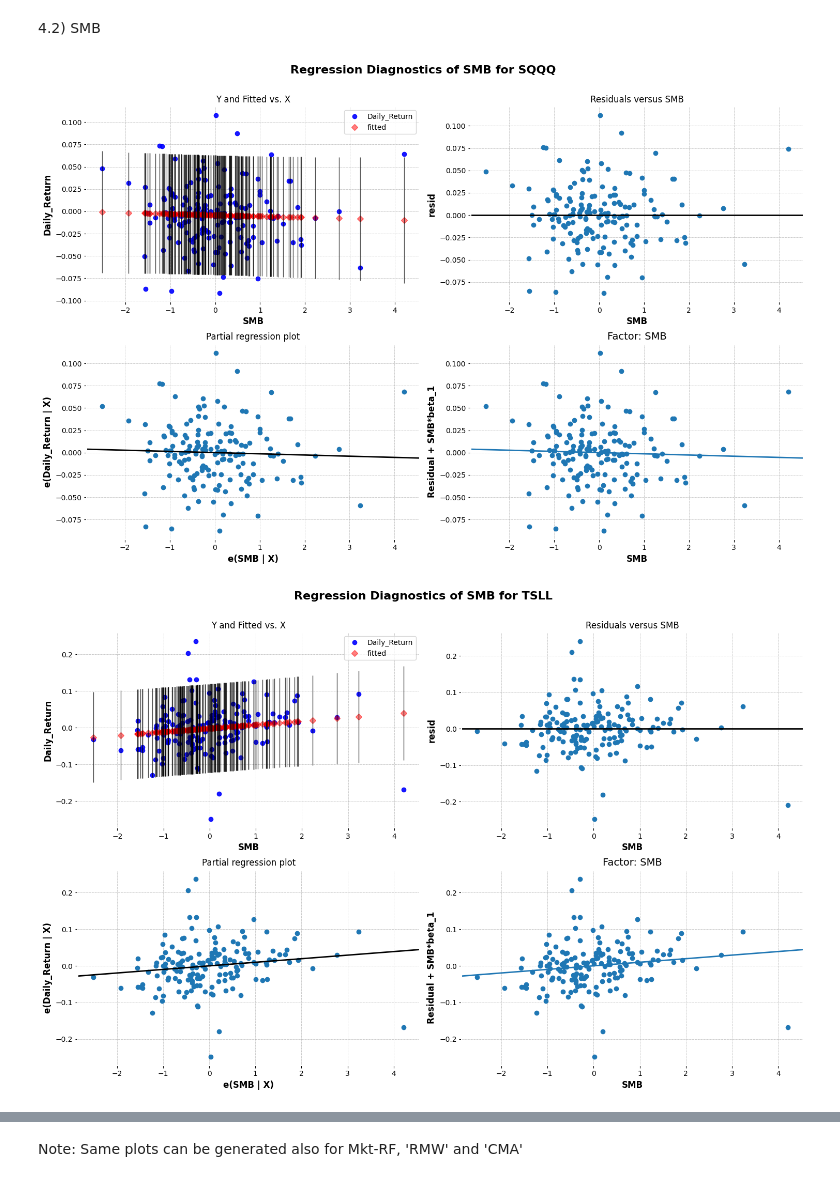
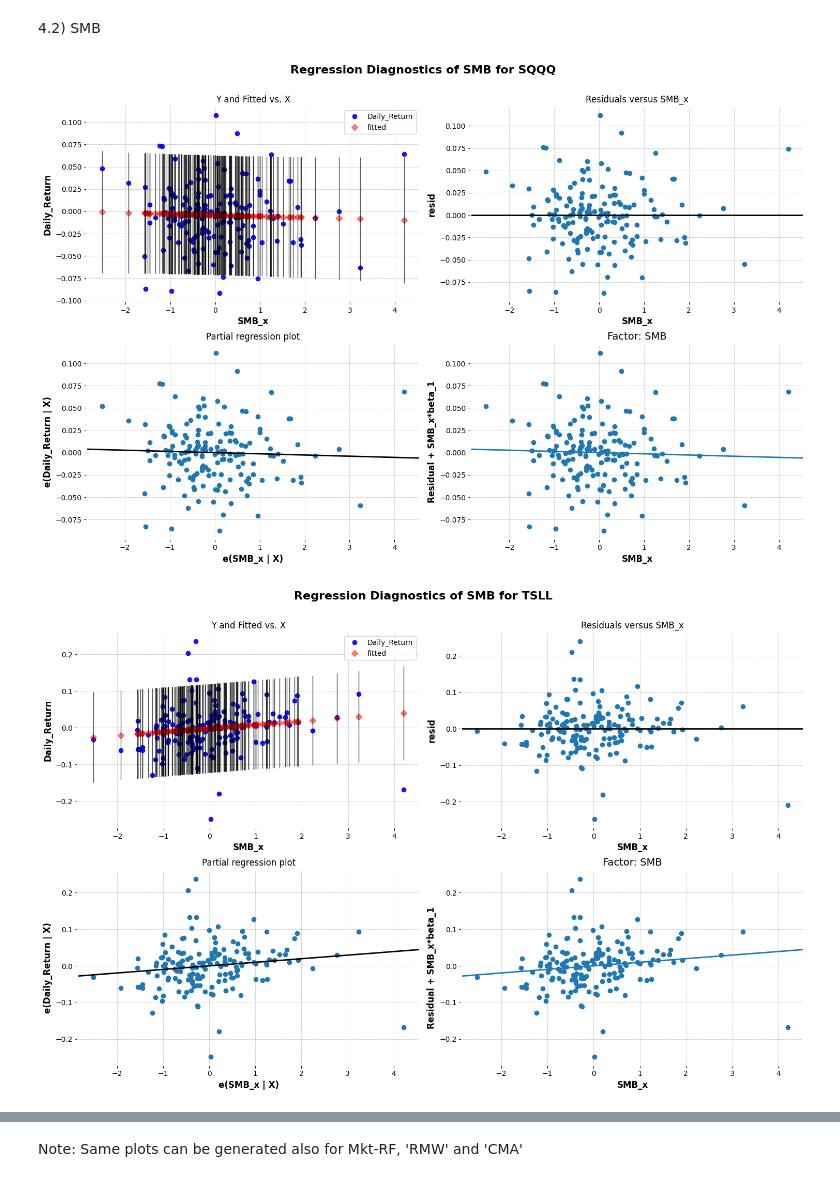
Before and after one commit to lkrsl/multi_factor_modelling_esg_factor_development, a Jupyter notebook: data_analysis.ipynb, the cells around one changed output, grey strips where cells are left out. Saved outputs shown, nothing was run; the diff lists cells and outputs as text; code cells hidden in the pictures.

```diff
--- a/data_analysis.ipynb
+++ b/data_analysis.ipynb
@@ -663,15 +651,15 @@ def compute_excess_return_and_run_regression(ticker):
         df['Daily_Return'].fillna(0, inplace=True)
 
         # Calculate excess returns: ETF returns - Risk-free rate
-        df['Excess_Return'] = df['Daily_Return'] - df['RF']
+        df['Excess_Return'] = df['Daily_Return'] - df['RF_x']
 
         # Check for NaN values in relevant columns after calculation
-        if df[['Excess_Return', 'Mkt-RF', 'SMB', 'HML', 'RMW', 'CMA']].isnull().any().any():
+        if df[['Excess_Return', 'Mkt-RF_x', 'SMB_x', 'HML_x', 'RMW_x', 'CMA_x']].isnull().any().any():
             print(f"NaN values found in {ticker} after calculation. Dropping rows with NaN values.")
-            df.dropna(subset=['Excess_Return', 'Mkt-RF', 'SMB', 'HML', 'RMW', 'CMA'], inplace=True)
+            df.dropna(subset=['Excess_Return', 'Mkt-RF_x', 'SMB_x', 'HML_x', 'RMW_x', 'CMA_x'], inplace=True)
 
         # Prepare X and y for regression
-        X = df[['Mkt-RF', 'SMB', 'HML', 'RMW', 'CMA']]
+        X = df[['Mkt-RF_x', 'SMB_x', 'HML_x', 'RMW_x', 'CMA_x']]
         y = df['Excess_Return']
 
         X = sm.add_constant(X)  # Add constant term
@@ -725,7 +713,7 @@ def plot_regression_results_HML(ticker):
     """Plot regression diagnostics for the specified ticker."""
     try:
         # Fetch data for the ticker
-        query = f"SELECT Date, Daily_Return, HML FROM {ticker}"
+        query = f"SELECT Date, Daily_Return, HML_x FROM {ticker}"
         df = pd.read_sql_query(query, conn)
 
         # Ensure Date is datetime and set it as index
@@ -733,10 +721,10 @@ def plot_regression_results_HML(ticker):
         df.set_index('Date', inplace=True)
 
         # Drop rows with NaN values in Daily_Return or HML
-        df.dropna(subset=['Daily_Return', 'HML'], inplace=True)
+        df.dropna(subset=['Daily_Return', 'HML_x'], inplace=True)
 
         # Define dependent and independent variables
-        X = sm.add_constant(df['HML'])  # Add a constant term for the intercept
+        X = sm.add_constant(df['HML_x'])  # Add a constant term for the intercept
         y = df['Daily_Return']
 
         # Fit the regression model
@@ -744,7 +732,7 @@ def plot_regression_results_HML(ticker):
 
         # Plotting residuals vs HML
         fig = plt.figure(figsize=(15, 10))
-        sm.graphics.plot_regress_exog(model, 'HML', fig=fig)
+        sm.graphics.plot_regress_exog(model, 'HML_x', fig=fig)
         plt.suptitle(f'Regression Diagnostics of HML for {ticker}', fontsize=16)
         plt.title(f'Factor: HML', fontsize=14)
 
@@ -775,36 +763,36 @@ tickers = [ticker[0] for ticker in cursor.fetchall()][:5]  # Get first 5 tickers
 def plot_regression_results_HML(ticker):
     """Plot regression diagnostics for the specified ticker."""
     try:
         # Fetch data for the ticker
-        query = f"SELECT Date, Daily_Return, SMB FROM {ticker}"
+        query = f"SELECT Date, Daily_Return, SMB_x FROM {ticker}"
         df = pd.read_sql_query(query, conn)
 
         # Ensure Date is datetime and set it as index
         df['Date'] = pd.to_datetime(df['Date'])
         df.set_index('Date', inplace=True)
 
         # Drop rows with NaN values in Daily_Return or HML
-        df.dropna(subset=['Daily_Return', 'SMB'], inplace=True)
+        df.dropna(subset=['Daily_Return', 'SMB_x'], inplace=True)
 
         # Define dependent and independent variables
-        X = sm.add_constant(df['SMB'])  # Add a constant term for the intercept
+        X = sm.add_constant(df['SMB_x'])  # Add a constant term for the intercept
         y = df['Daily_Return']
 
         # Fit the regression model
         model = sm.OLS(y, X).fit()
 
         # Plotting residuals vs HML
         fig = plt.figure(figsize=(15, 10))
-        sm.graphics.plot_regress_exog(model, 'SMB', fig=fig)
+        sm.graphics.plot_regress_exog(model, 'SMB_x', fig=fig)
         plt.suptitle(f'Regression Diagnostics of SMB for {ticker}', fontsize=16)
         plt.title(f'Factor: SMB', fontsize=14)
 
     except Exception as e:
         print(f"Error processing {ticker}: {str(e)}")
 
 # Process each ticker and plot regression results
 for ticker in tickers:
     plot_regression_results_HML(ticker)
 # %% [output]
-[figure, old version]
+[figure, new version]
-[figure, old version]
+[figure, new version]
```
Also changed, not shown: parts of 9 cells of this notebook, 1 other file.
